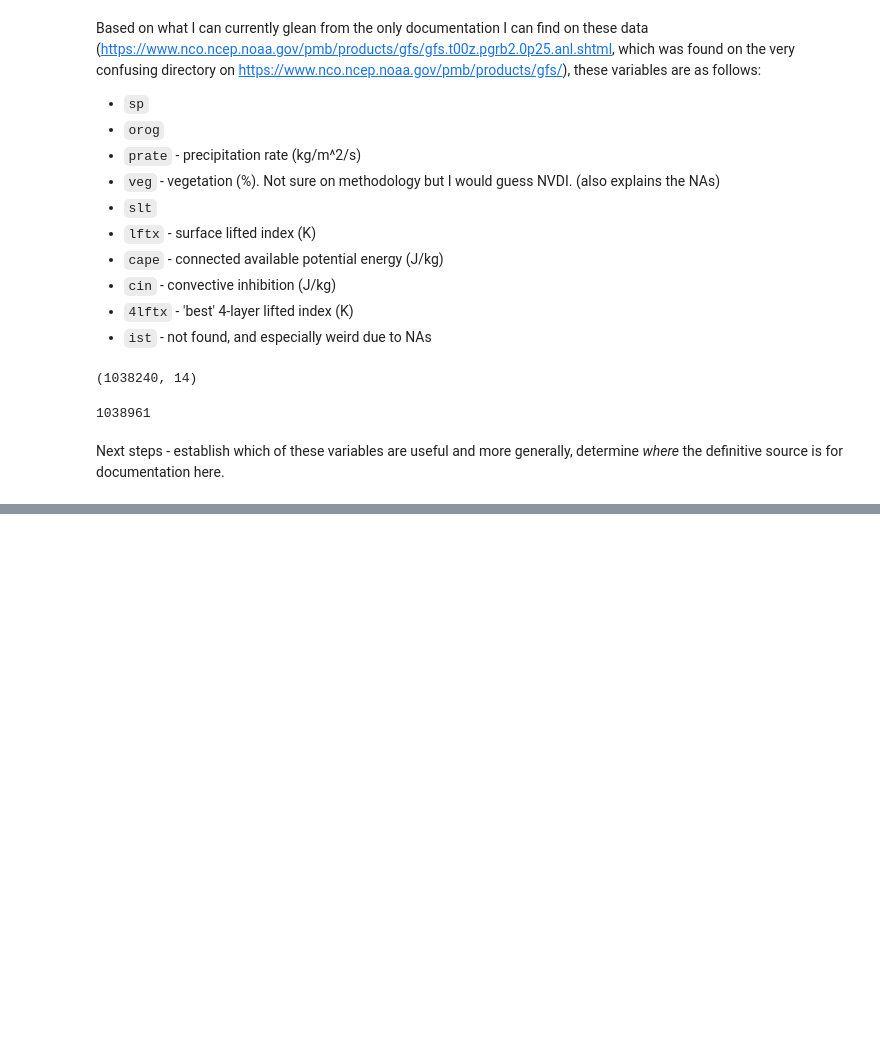
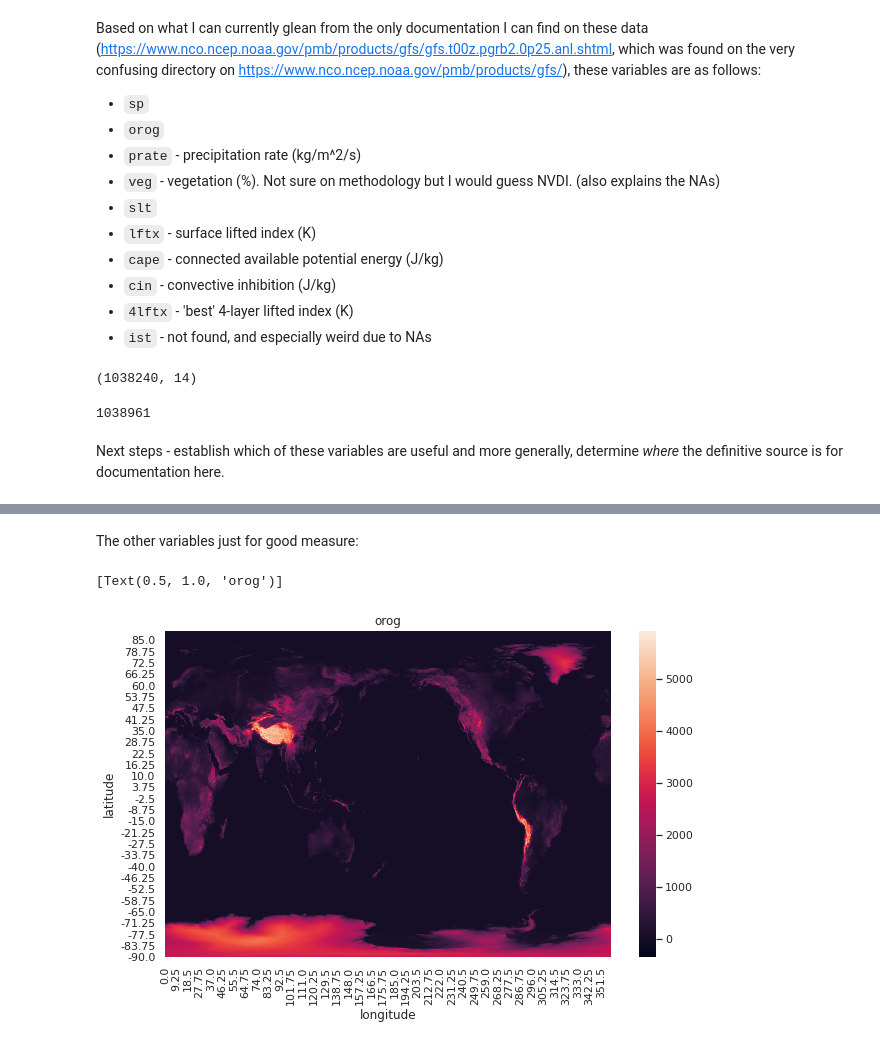
Before and after one commit to GondekNP/HohonuWind, a Jupyter notebook: notebooks/nomad_EDA.ipynb, the cells around one changed output, grey strips where cells are left out. Saved outputs shown, nothing was run; the diff lists cells and outputs as text; code cells hidden in the pictures; blank space fills up the shorter version.

```diff
--- a/notebooks/nomad_EDA.ipynb
+++ b/notebooks/nomad_EDA.ipynb
@@ -109,0 +123,9 @@ Next steps - establish which of these variables are useful and more generally, d
+# %% [markdown]
+The other variables just for good measure:
+# %%
+gfs_plot = sns.heatmap(nomad_eda.orog.unstack('longitude'))
+gfs_plot.invert_yaxis()
+gfs_plot.set(title='orog')
+# %% [output]
+[Text(0.5, 1.0, 'orog')]
+[figure, added]
```
Also changed, not shown: parts of 14 cells of this notebook.
